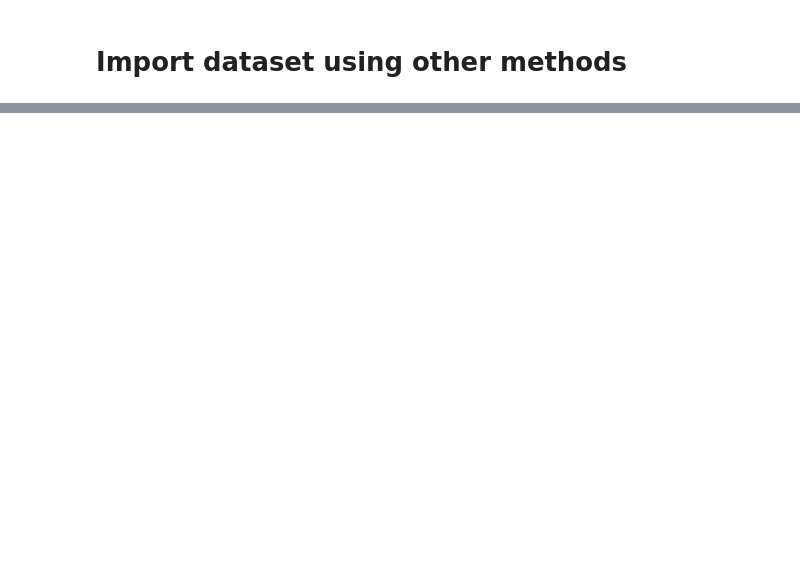
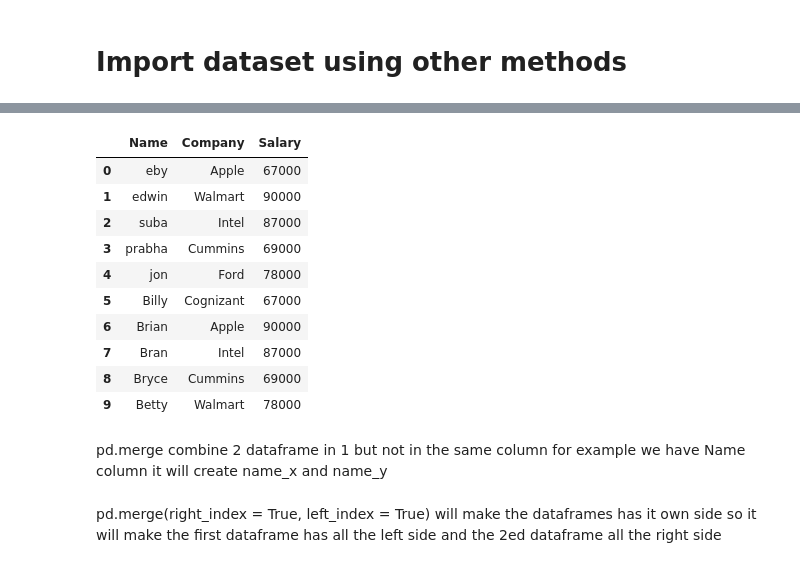
Before and after one commit to Abdullah-Hamad-Almousa/ArrayTesting, a Jupyter notebook: notes/PandasNote.ipynb, the cells around one changed output, grey strips where cells are left out. Cells and saved outputs as stored; diff of their text form; code cells hidden in the pictures; blank space fills up the shorter version.

```diff
--- a/notes/PandasNote.ipynb
+++ b/notes/PandasNote.ipynb
@@ -722,0 +785,15 @@ df.head()
+# %%
+dfA = pd.DataFrame({
+    'Name': ['eby', 'edwin', 'suba', 'prabha', 'jon'],
+    'Company': ['Apple', 'Walmart', 'Intel', 'Cummins', 'Ford'],
+    'Salary': [67000, 90000, 87000, 69000, 78000]},
+    index = [101, 102, 103, 104, 105])
+
+print("The first dataframe is: \n", dfA, "\n\n")
+
+dfB = pd.DataFrame({
+    'Name': ['Billy', 'Brian', 'Bran', 'Bryce', 'Betty'],
+    'Company': ['Cognizant', 'Apple', 'Intel', 'Cummins', 'Walmart'],
+    'Salary': [67000, 90000, 87000, 69000, 78000]},
+    index = [101, 102, 103, 104, 105])
+print("The second dataframe is: \n", dfB, "\n\n")
@@ -722,0 +826,20 @@ df.head()
+# %%
+pd.concat([dfA, dfB], ignore_index=True)
+# %% [output]
+|  | Name | Company | Salary |
+| 0 | eby | Apple | 67000 |
+| 1 | edwin | Walmart | 90000 |
+| 2 | suba | Intel | 87000 |
+| 3 | prabha | Cummins | 69000 |
+| 4 | jon | Ford | 78000 |
+| 5 | Billy | Cognizant | 67000 |
+| 6 | Brian | Apple | 90000 |
+| 7 | Bran | Intel | 87000 |
+| 8 | Bryce | Cummins | 69000 |
+| 9 | Betty | Walmart | 78000 |
+# %% [markdown]
+pd.merge combine 2 dataframe in 1 but not in the same column for example we have Name column
+it will create name_x and name_y
+# %% [markdown]
+pd.merge(right_index = True, left_index = True) will make the dataframes has it own side
+so it will make the first dataframe has all the left side and the 2ed dataframe all the right side
```
Also changed, not shown: parts of 29 cells of this notebook, 1 other file.
